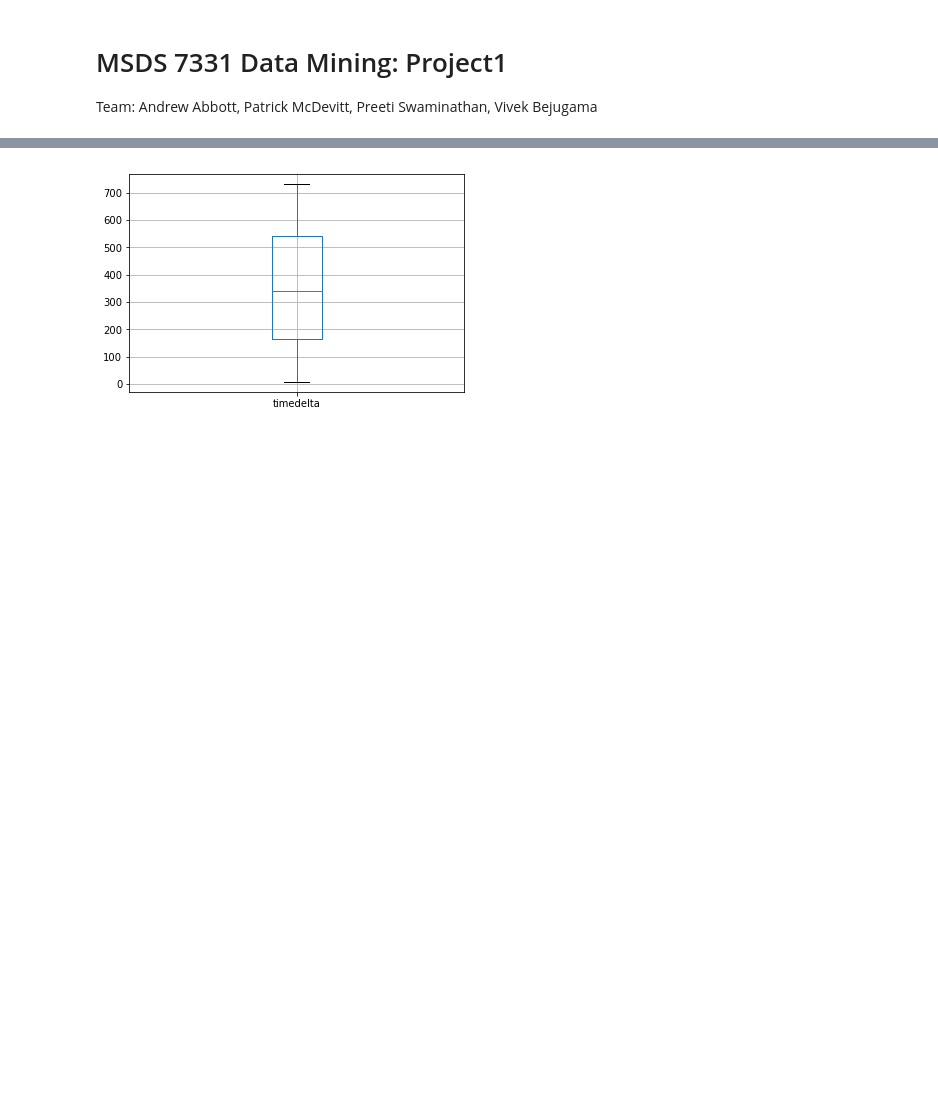
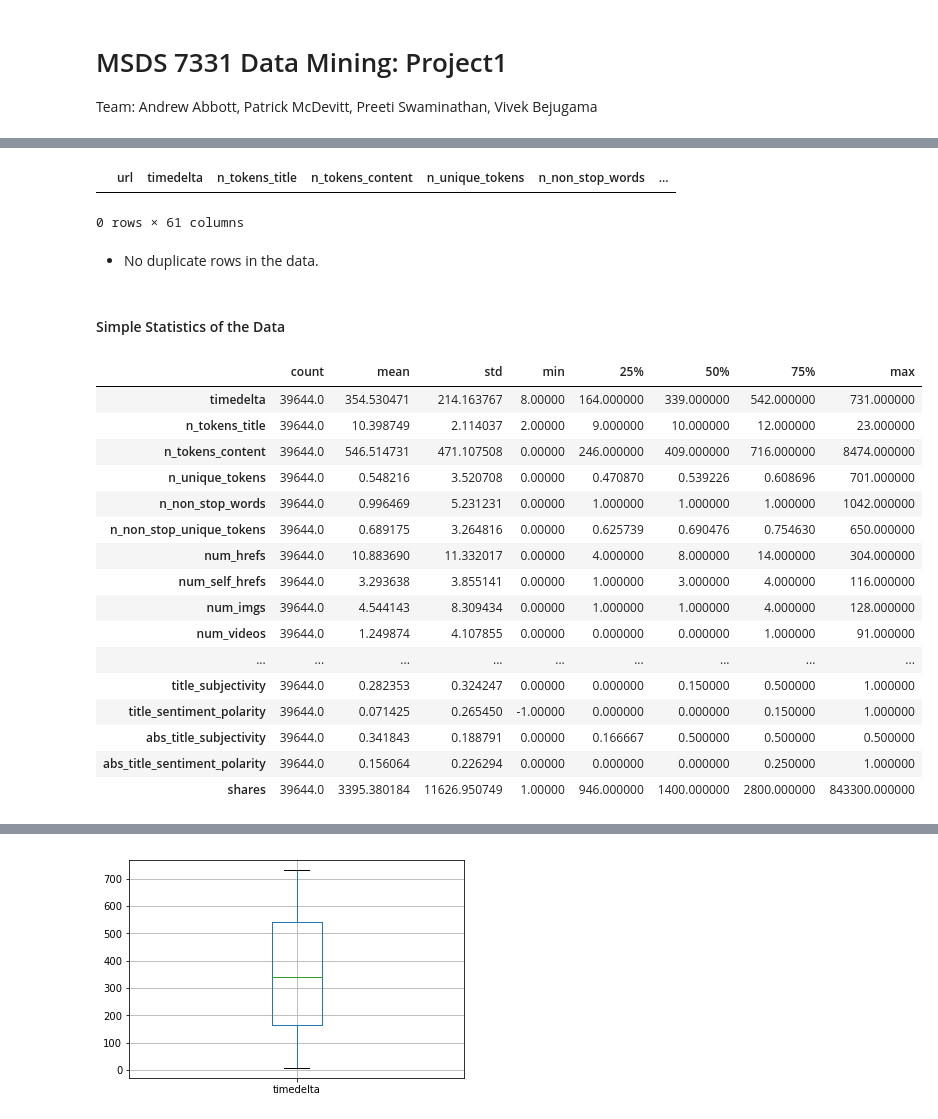
Before and after one commit to bici-sancta/mashable, a Jupyter notebook: Project1-OnlineNewsPopularity_vivek_2017.09.17.ipynb, the cells around one changed output, grey strips where cells are left out. Drawn from its saved outputs; the diff is of its cells as text; code cells hidden in the pictures; blank space fills up the shorter version.

```diff
--- a/Project1-OnlineNewsPopularity_vivek_2017.09.17.ipynb
+++ b/Project1-OnlineNewsPopularity_vivek_2017.09.17.ipynb
@@ -127,0 +116,35 @@ Generate binomial popularity variable based on number of shares with 1400 shares
+# %%
+# Converting the data type to Integer
+to_int = ['timedelta','n_tokens_title', 'n_tokens_content','num_keywords',
+          'num_hrefs','num_self_hrefs', 'num_imgs', 'num_videos','shares' ]
+df[to_int] = df[to_int ].astype(np.int64)
+
+# Check for duplicates
+df[df.duplicated()]
+# %% [output]
+|  | url | timedelta | n_tokens_title | n_tokens_content | n_unique_tokens | n_non_stop_words | ... |
+0 rows × 61 columns
+# %% [markdown]
+- No duplicate rows in the data.
+# %% [markdown]
+#### Simple Statistics of the Data
+# %%
+df.describe().T
+# %% [output]
+|  | count | mean | std | min | 25% | 50% | 75% | max |
+| timedelta | 39644.0 | 354.530471 | 214.163767 | 8.00000 | 164.000000 | 339.000000 | 542.000000 | 731.000000 |
+| n_tokens_title | 39644.0 | 10.398749 | 2.114037 | 2.00000 | 9.000000 | 10.000000 | 12.000000 | 23.000000 |
+| n_tokens_content | 39644.0 | 546.514731 | 471.107508 | 0.00000 | 246.000000 | 409.000000 | 716.000000 | 8474.000000 |
+| n_unique_tokens | 39644.0 | 0.548216 | 3.520708 | 0.00000 | 0.470870 | 0.539226 | 0.608696 | 701.000000 |
+| n_non_stop_words | 39644.0 | 0.996469 | 5.231231 | 0.00000 | 1.000000 | 1.000000 | 1.000000 | 1042.000000 |
+| n_non_stop_unique_tokens | 39644.0 | 0.689175 | 3.264816 | 0.00000 | 0.625739 | 0.690476 | 0.754630 | 650.000000 |
+| num_hrefs | 39644.0 | 10.883690 | 11.332017 | 0.00000 | 4.000000 | 8.000000 | 14.000000 | 304.000000 |
+| num_self_hrefs | 39644.0 | 3.293638 | 3.855141 | 0.00000 | 1.000000 | 3.000000 | 4.000000 | 116.000000 |
+| num_imgs | 39644.0 | 4.544143 | 8.309434 | 0.00000 | 1.000000 | 1.000000 | 4.000000 | 128.000000 |
+| num_videos | 39644.0 | 1.249874 | 4.107855 | 0.00000 | 0.000000 | 0.000000 | 1.000000 | 91.000000 |
+| ... | ... | ... | ... | ... | ... | ... | ... | ... |
+| title_subjectivity | 39644.0 | 0.282353 | 0.324247 | 0.00000 | 0.000000 | 0.150000 | 0.500000 | 1.000000 |
+| title_sentiment_polarity | 39644.0 | 0.071425 | 0.265450 | -1.00000 | 0.000000 | 0.000000 | 0.150000 | 1.000000 |
+| abs_title_subjectivity | 39644.0 | 0.341843 | 0.188791 | 0.00000 | 0.166667 | 0.500000 | 0.500000 | 0.500000 |
+| abs_title_sentiment_polarity | 39644.0 | 0.156064 | 0.226294 | 0.00000 | 0.000000 | 0.000000 | 0.250000 | 1.000000 |
+| shares | 39644.0 | 3395.380184 | 11626.950749 | 1.00000 | 946.000000 | 1400.000000 | 2800.000000 | 843300.000000 |
```
Also changed, not shown: parts of 23 cells of this notebook.
